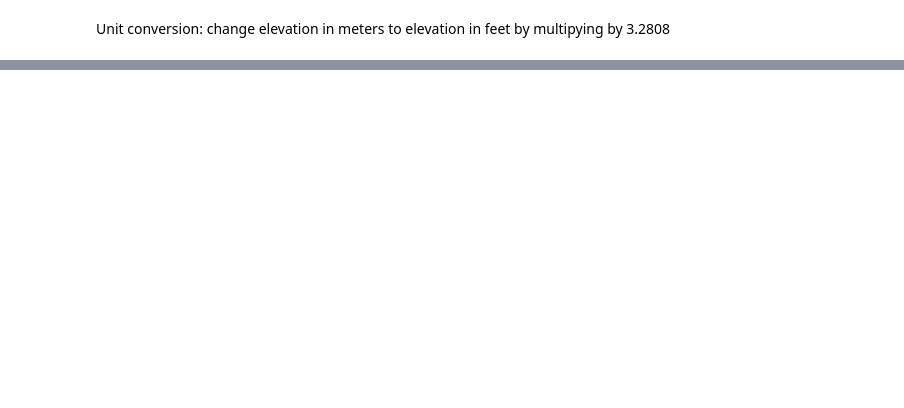
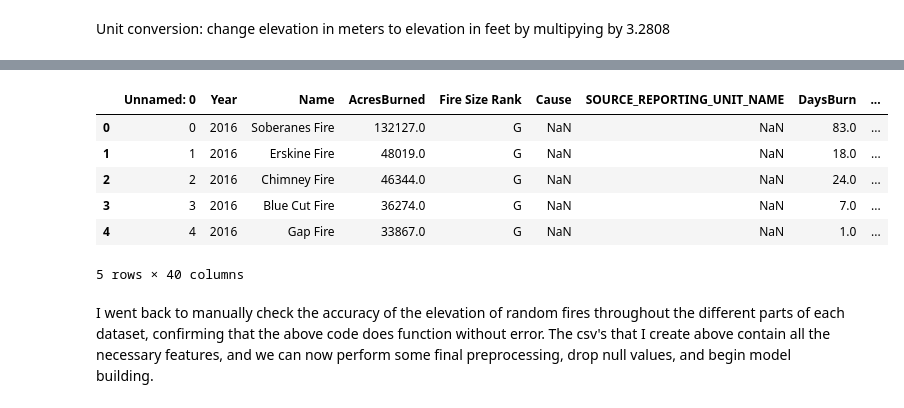
Before and after one commit to mnocerino23/Wildfire-Forecaster, a Jupyter notebook: Elevation.ipynb, the cells around one changed output, grey strips where cells are left out. Cells and saved outputs as stored; diff of their text form; code cells hidden in the pictures; blank space fills up the shorter version.

```diff
--- a/Elevation.ipynb
+++ b/Elevation.ipynb
@@ -132 +157,11 @@ wildfire_set2['Elevation'] = elevations2_ft
+# %%
+wildfire_set2.head(5)
+# %% [output]
+|  | Unnamed: 0 | Year | Name | AcresBurned | Fire Size Rank | Cause | SOURCE_REPORTING_UNIT_NAME | DaysBurn | ... |
+| 0 | 0 | 2016 | Soberanes Fire | 132127.0 | G | NaN | NaN | 83.0 | ... |
+| 1 | 1 | 2016 | Erskine Fire | 48019.0 | G | NaN | NaN | 18.0 | ... |
+| 2 | 2 | 2016 | Chimney Fire | 46344.0 | G | NaN | NaN | 24.0 | ... |
+| 3 | 3 | 2016 | Blue Cut Fire | 36274.0 | G | NaN | NaN | 7.0 | ... |
+| 4 | 4 | 2016 | Gap Fire | 33867.0 | G | NaN | NaN | 1.0 | ... |
+5 rows × 40 columns
 # %%
@@ -134,0 +170,2 @@ wildfire_set2.to_csv('elevations2.csv', index = False)
+# %% [markdown]
+I went back to manually check the accuracy of the elevation of random fires throughout the different parts of each dataset, confirming that the above code does function without error. The csv's that I create above contain all the necessary features, and we can now perform some final preprocessing, drop null values, and begin model building.
```
Also changed, not shown: parts of 15 cells of this notebook.
